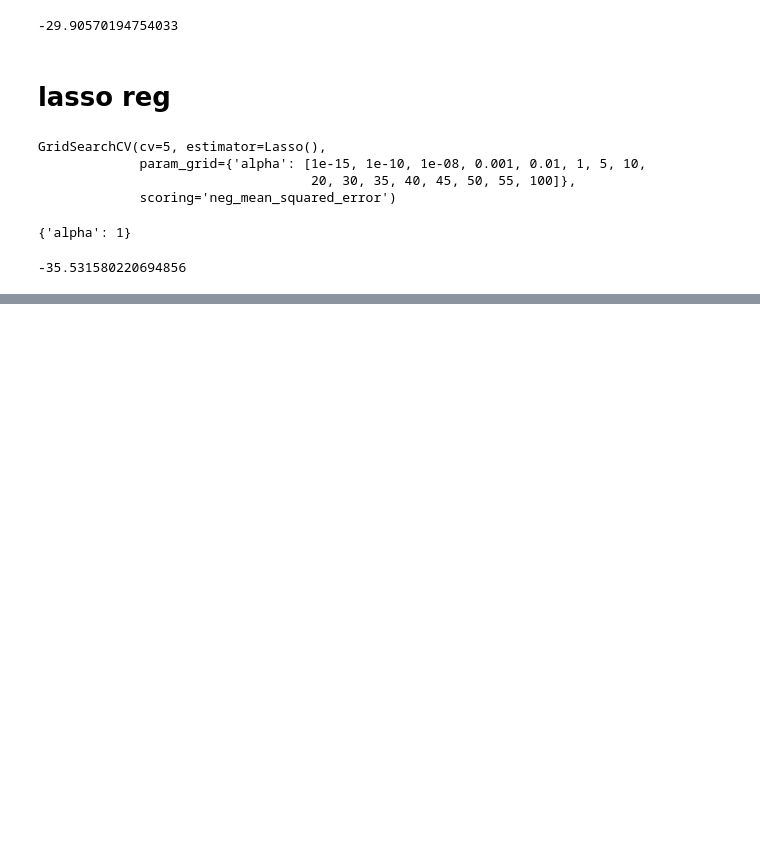
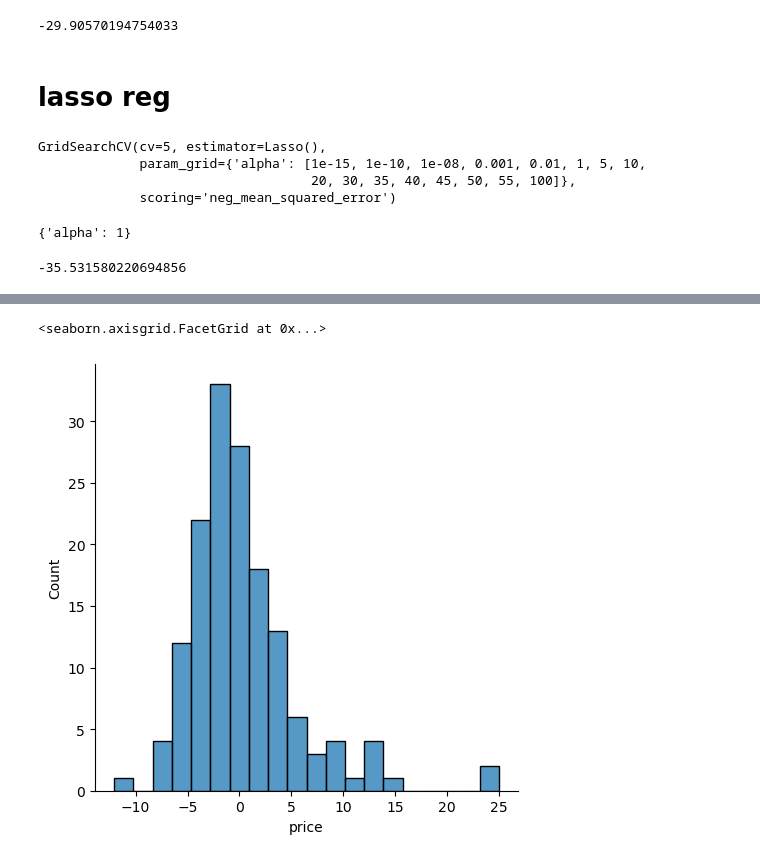
Before and after one commit to brijesh0505/machine_learning_repository, a Jupyter notebook: ridge and lasso regression.ipynb, the cells around one changed output, grey strips where cells are left out. Saved outputs shown, nothing was run; the diff lists cells and outputs as text; code cells hidden in the pictures; blank space fills up the shorter version.

```diff
--- a/ridge and lasso regression.ipynb
+++ b/ridge and lasso regression.ipynb
@@ -134,0 +146,5 @@ print(lasso_reg.best_score_)##its good then -37 and near to 0 so value for slop
+# %%
+sns.displot(y_test-pre_ridge)
+# %% [output]
+<seaborn.axisgrid.FacetGrid at 0x...>
+[figure, added]
```
Also changed, not shown: parts of 3 cells of this notebook.
